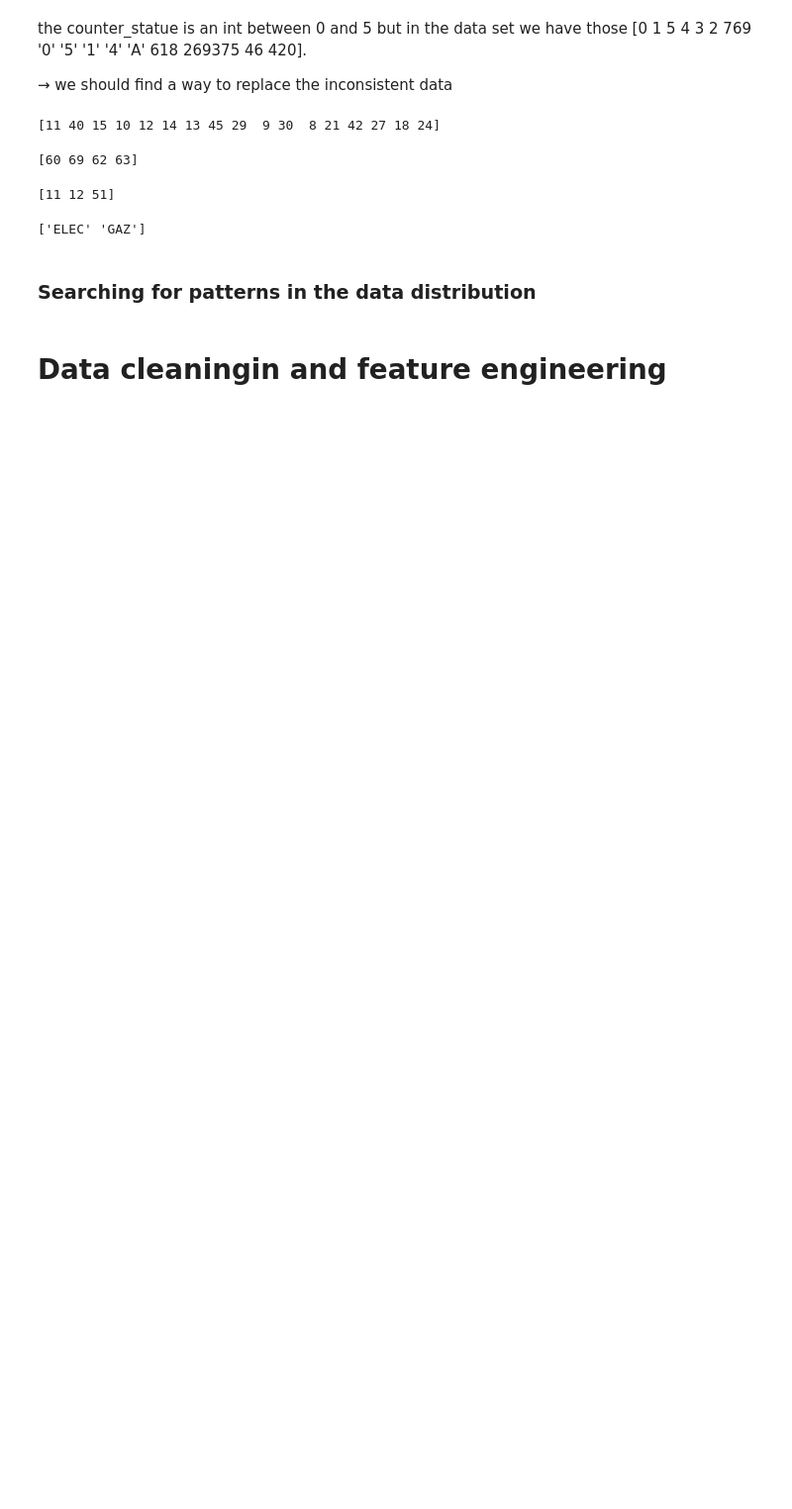
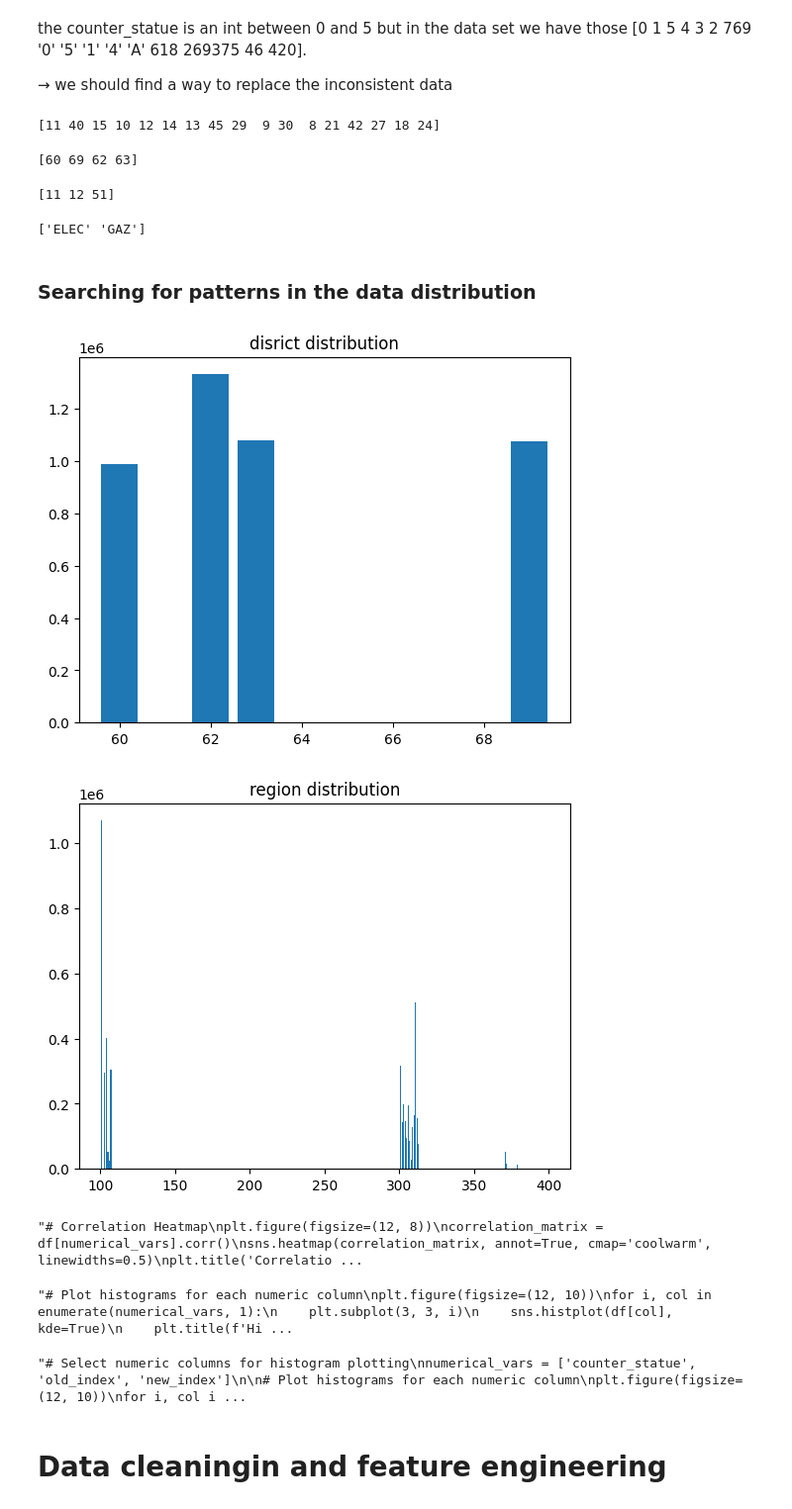
Before and after one commit to Skraiem07/ElectroThunderFraud, a Jupyter notebook: EDA-and-modeling.ipynb, the cells around one changed output. Shown at 99% size. Saved outputs shown, nothing was run; the diff lists cells and outputs as text; code cells hidden in the pictures; blank space fills up the shorter version.

```diff
--- a/EDA-and-modeling.ipynb
+++ b/EDA-and-modeling.ipynb
@@ -11,2 +6,5 @@ df = pd.merge(df_client, df_invoice, on='client_id', how='left')
 # %%
 import data_processing_utils as dpu
+# %%
+#read csv fiel
+df = pd.read_csv('data/data.csv')
@@ -203,6 +306,17 @@ print(unique_entries)
 ['ELEC' 'GAZ']
 # %% [markdown]
 ### Searching for patterns in the data distribution
+# %%
+
+#Visualize client distribution across districts and regions
+for col in ['disrict','region']:
+    region = df.groupby([col])['client_id'].count()
+    plt.bar(x=region.index, height=region.values)
+    plt.title(col+' distribution')
+    plt.show()
+# %% [output]
+[figure, added]
+[figure, added]
 # %%
 # Categorical Variables
 categorical_vars = [
@@ -224,9 +339,43 @@ plt.show()
 # %%
-# Correlation Heatmap
+"""# Correlation Heatmap
 plt.figure(figsize=(12, 8))
 correlation_matrix = df[numerical_vars].corr()
 sns.heatmap(correlation_matrix, annot=True, cmap='coolwarm', linewidths=0.5)
 plt.title('Correlation Heatmap of Numerical Variables')
 plt.show()
+"""
+# %% [output]
+"# Correlation Heatmap\nplt.figure(figsize=(12, 8))\ncorrelation_matrix = df[numerical_vars].corr()\nsns.heatmap(correlation_matrix, annot=True, cmap='coolwarm', linewidths=0.5)\nplt.title('Correlatio ...
+# %%
+"""# Plot histograms for each numeric column
+plt.figure(figsize=(12, 10))
+for i, col in enumerate(numerical_vars, 1):
+    plt.subplot(3, 3, i)
+    sns.histplot(df[col], kde=True)
+    plt.title(f'Histogram of {col}')
+    plt.xlabel(col)
+    plt.ylabel('Frequency')
+plt.tight_layout()
+plt.show()"""
+# %% [output]
+"# Plot histograms for each numeric column\nplt.figure(figsize=(12, 10))\nfor i, col in enumerate(numerical_vars, 1):\n    plt.subplot(3, 3, i)\n    sns.histplot(df[col], kde=True)\n    plt.title(f'Hi ...
+# %%
+
+
+"""# Select numeric columns for histogram plotting
+numerical_vars = ['counter_statue', 'old_index', 'new_index']
+
+# Plot histograms for each numeric column
+plt.figure(figsize=(12, 10))
+for i, col in enumerate(numerical_vars, 1):
+    plt.subplot(3, 3, i)
+    sns.histplot(df[col], kde=True)
+    plt.title(f'Histogram of {col}')
+    plt.xlabel(col)
+    plt.ylabel('Frequency')
+plt.tight_layout()
+plt.show()"""
+# %% [output]
+"# Select numeric columns for histogram plotting\nnumerical_vars = ['counter_statue', 'old_index', 'new_index']\n\n# Plot histograms for each numeric column\nplt.figure(figsize=(12, 10))\nfor i, col i ...
 # %% [markdown]
 # Data cleaningin and feature engineering
```
Also changed, not shown: parts of 62 cells of this notebook, 3 other files.
